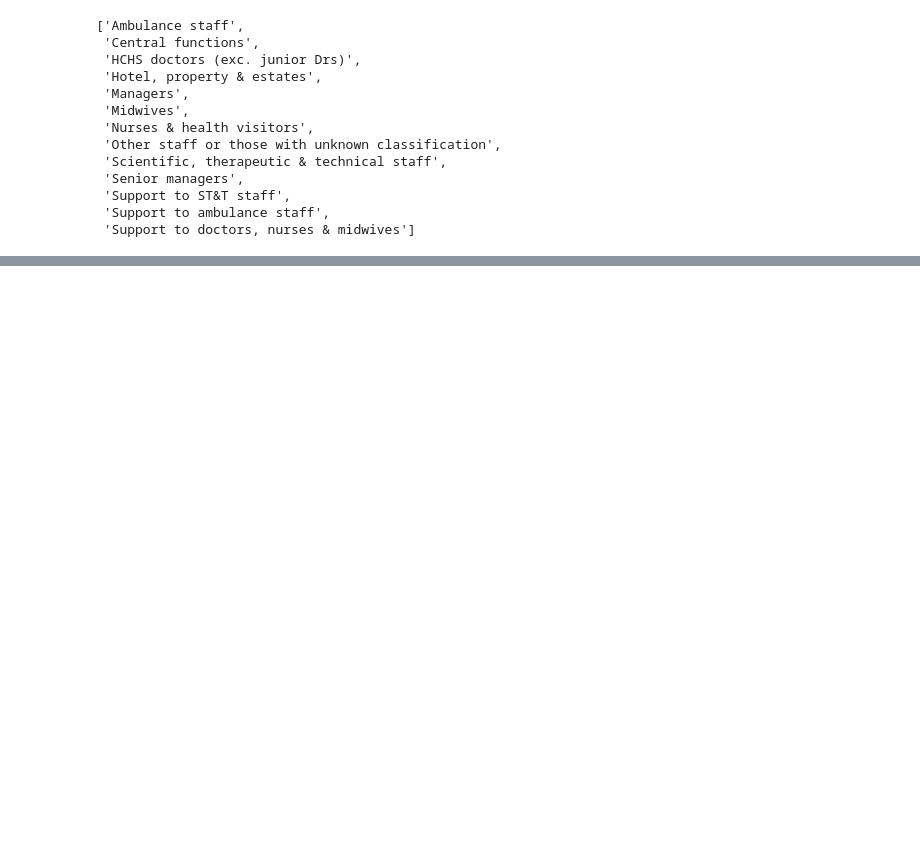
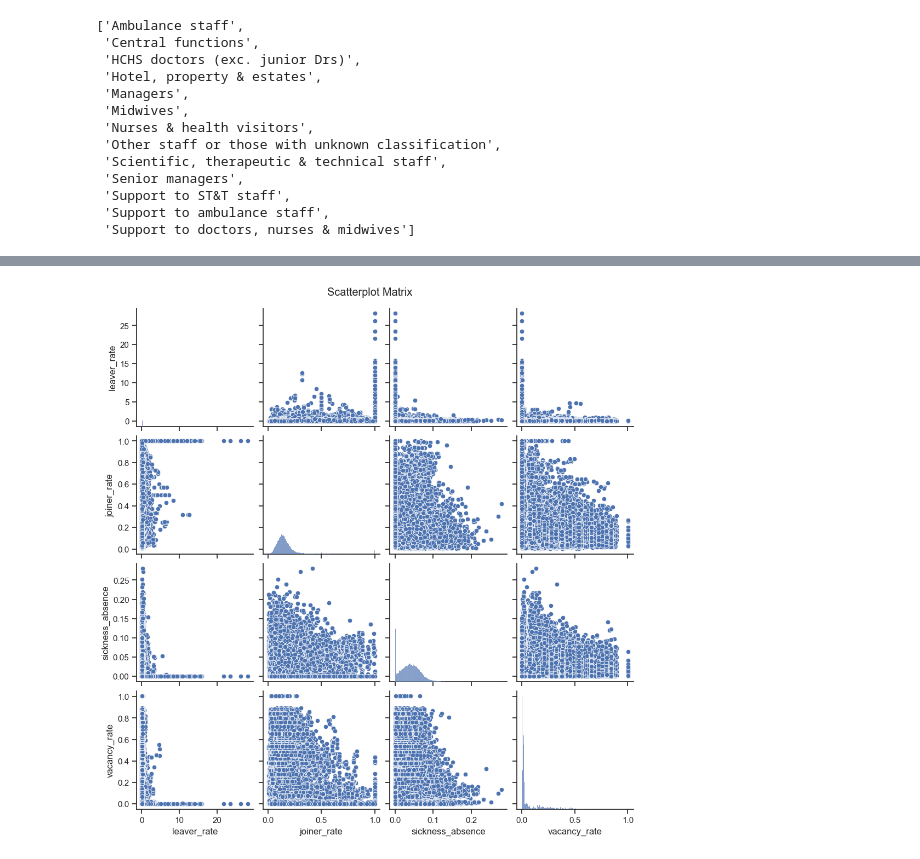
Before and after one commit to marierrogers/HSMAproject2023, a Jupyter notebook: 02_scripts/data_exploration_visualisation.ipynb, the cells around one changed output, grey strips where cells are left out. Saved outputs shown, nothing was run; the diff lists cells and outputs as text; code cells hidden in the pictures; blank space fills up the shorter version.

```diff
--- a/02_scripts/data_exploration_visualisation.ipynb
+++ b/02_scripts/data_exploration_visualisation.ipynb
@@ -62,0 +83,18 @@ plt.show()
+# %%
+import matplotlib.pyplot as plt
+
+# Assuming your DataFrame is called df
+# You can specify the columns you want to include in the scatterplot matrix
+cols = ['leaver_rate', 'joiner_rate', 'sickness_absence', 'vacancy_rate']
+
+# Use the pairplot function to create the scatterplot matrix
+sns.set(style="ticks")
+sns.pairplot(df_annual[cols])
+
+# Add title
+plt.suptitle("Scatterplot Matrix", y=1.02)
+
+# Show the plot
+plt.show()
+# %% [output]
+[figure, added]
```
Also changed, not shown: parts of 4 cells of this notebook.
